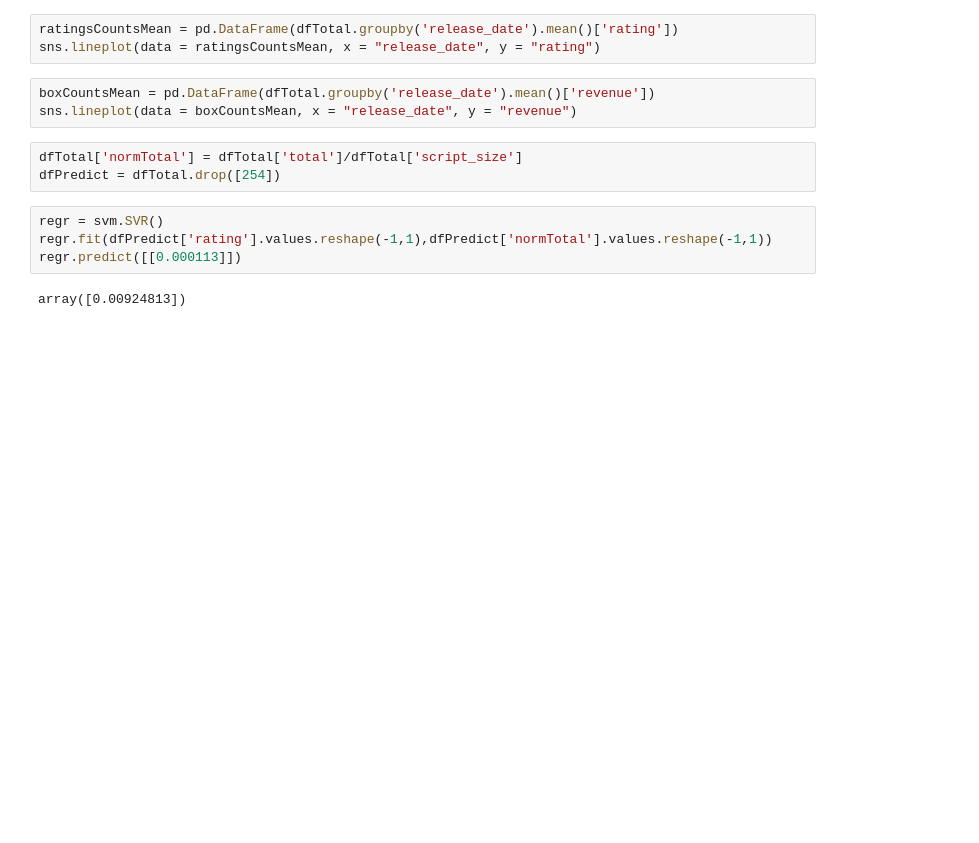
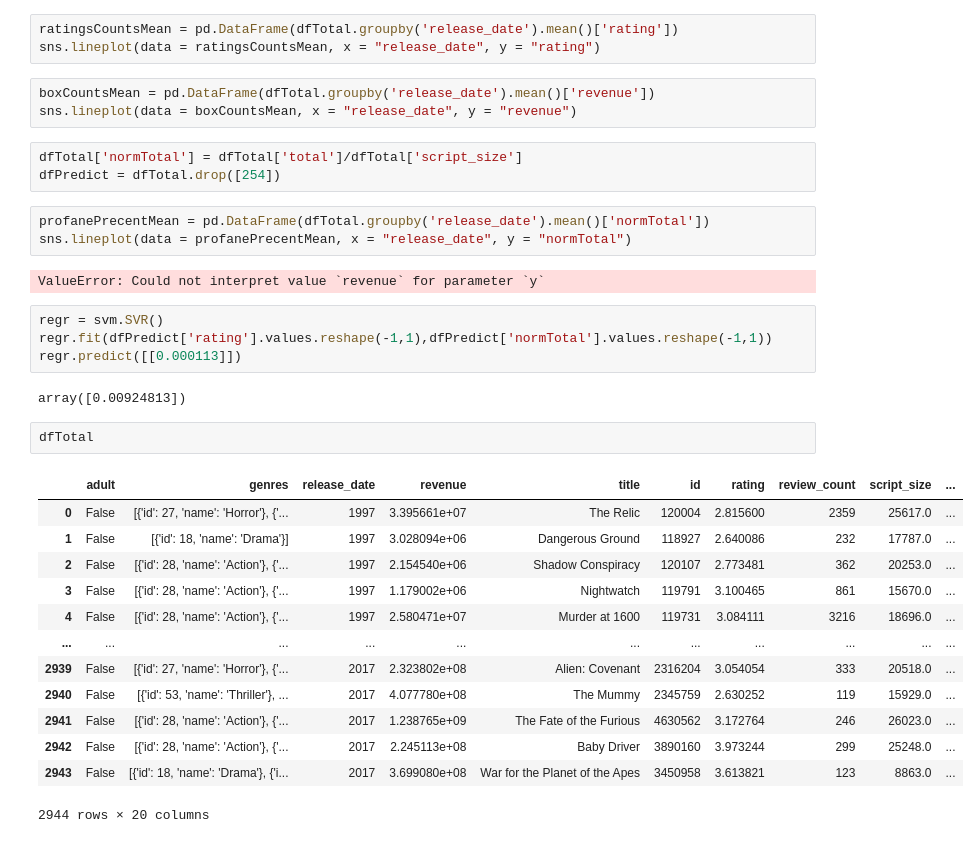
Before and after one commit to ima-quack/COGS108_ProfanityResearch, a Jupyter notebook: EDACheckpointGroup_039-Wi23.ipynb, the cells around one changed output. Cells and saved outputs as stored; diff of their text form; blank space fills up the shorter version.

```diff
--- a/EDACheckpointGroup_039-Wi23.ipynb
+++ b/EDACheckpointGroup_039-Wi23.ipynb
@@ -120,12 +120,33 @@ sns.lineplot(data = boxCountsMean, x = "release_date", y = "revenue")
 # %%
 dfTotal['normTotal'] = dfTotal['total']/dfTotal['script_size']
 dfPredict = dfTotal.drop([254])
+# %%
+profanePrecentMean = pd.DataFrame(dfTotal.groupby('release_date').mean()['normTotal'])
+sns.lineplot(data = profanePrecentMean, x = "release_date", y = "normTotal")
+# %% [output]
+ValueError: Could not interpret value `revenue` for parameter `y`
 # %%
 regr = svm.SVR()
 regr.fit(dfPredict['rating'].values.reshape(-1,1),dfPredict['normTotal'].values.reshape(-1,1))
 regr.predict([[0.000113]])
 # %% [output]
 array([0.00924813])
+# %%
+dfTotal
+# %% [output]
+|  | adult | genres | release_date | revenue | title | id | rating | review_count | script_size | ... |
+| 0 | False | [{'id': 27, 'name': 'Horror'}, {'... | 1997 | 3.395661e+07 | The Relic | 120004 | 2.815600 | 2359 | 25617.0 | ... |
+| 1 | False | [{'id': 18, 'name': 'Drama'}] | 1997 | 3.028094e+06 | Dangerous Ground | 118927 | 2.640086 | 232 | 17787.0 | ... |
+| 2 | False | [{'id': 28, 'name': 'Action'}, {'... | 1997 | 2.154540e+06 | Shadow Conspiracy | 120107 | 2.773481 | 362 | 20253.0 | ... |
+| 3 | False | [{'id': 28, 'name': 'Action'}, {'... | 1997 | 1.179002e+06 | Nightwatch | 119791 | 3.100465 | 861 | 15670.0 | ... |
+| 4 | False | [{'id': 28, 'name': 'Action'}, {'... | 1997 | 2.580471e+07 | Murder at 1600 | 119731 | 3.084111 | 3216 | 18696.0 | ... |
+| ... | ... | ... | ... | ... | ... | ... | ... | ... | ... | ... |
+| 2939 | False | [{'id': 27, 'name': 'Horror'}, {'... | 2017 | 2.323802e+08 | Alien: Covenant | 2316204 | 3.054054 | 333 | 20518.0 | ... |
+| 2940 | False | [{'id': 53, 'name': 'Thriller'}, ... | 2017 | 4.077780e+08 | The Mummy | 2345759 | 2.630252 | 119 | 15929.0 | ... |
+| 2941 | False | [{'id': 28, 'name': 'Action'}, {'... | 2017 | 1.238765e+09 | The Fate of the Furious | 4630562 | 3.172764 | 246 | 26023.0 | ... |
+| 2942 | False | [{'id': 28, 'name': 'Action'}, {'... | 2017 | 2.245113e+08 | Baby Driver | 3890160 | 3.973244 | 299 | 25248.0 | ... |
+| 2943 | False | [{'id': 18, 'name': 'Drama'}, {'i... | 2017 | 3.699080e+08 | War for the Planet of the Apes | 3450958 | 3.613821 | 123 | 8863.0 | ... |
+2944 rows × 20 columns
 # %%
 x = dfPredict['normTotal']
 y = dfPredict['rating']
```
Also changed, not shown: parts of 3 cells of this notebook.
